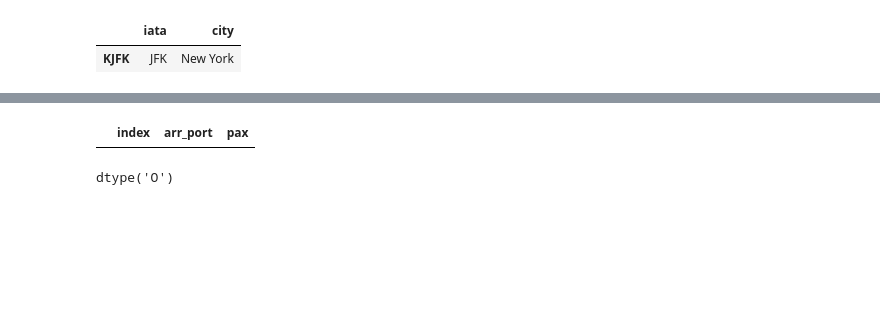
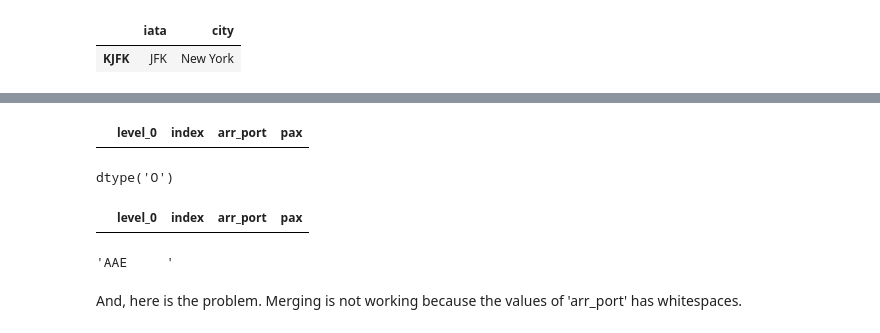
Before and after one commit to Laurajmoreno/DS_Challenge, a Jupyter notebook: Exercise 2 - Top 10 arrival airports in 2013 .ipynb, the cells around one changed output, grey strips where cells are left out. Saved outputs shown, nothing was run; the diff lists cells and outputs as text; code cells hidden in the pictures; blank space fills up the shorter version.

```diff
--- a/Exercise 2 - Top 10 arrival airports in 2013 .ipynb
+++ b/Exercise 2 - Top 10 arrival airports in 2013 .ipynb
@@ -249,10 +277,20 @@ pax_per_airport_2013 = pax_per_airport_2013.reset_index()
 # %%
-pax_per_airport_2013[pax_per_airport_2013['arr_port']=='JFK']
+pax_per_airport_2013[pax_per_airport_2013['arr_port']=='AAE']
 # %% [output]
-|  | index | arr_port | pax |
+|  | level_0 | index | arr_port | pax |
 # %%
 pax_per_airport_2013['arr_port'].dtype
 # %% [output]
 dtype('O')
 # %%
 pax_per_airport_2013['arr_port'] = pax_per_airport_2013['arr_port'].astype(str)
+# %%
+pax_per_airport_2013[pax_per_airport_2013['arr_port']=='AAE']
+# %% [output]
+|  | level_0 | index | arr_port | pax |
+# %%
+pax_per_airport_2013.arr_port[0]
+# %% [output]
+'AAE     '
+# %% [markdown]
+And, here is the problem. Merging is not working because the values of 'arr_port' has whitespaces.
```
Also changed, not shown: parts of 10 cells of this notebook.
